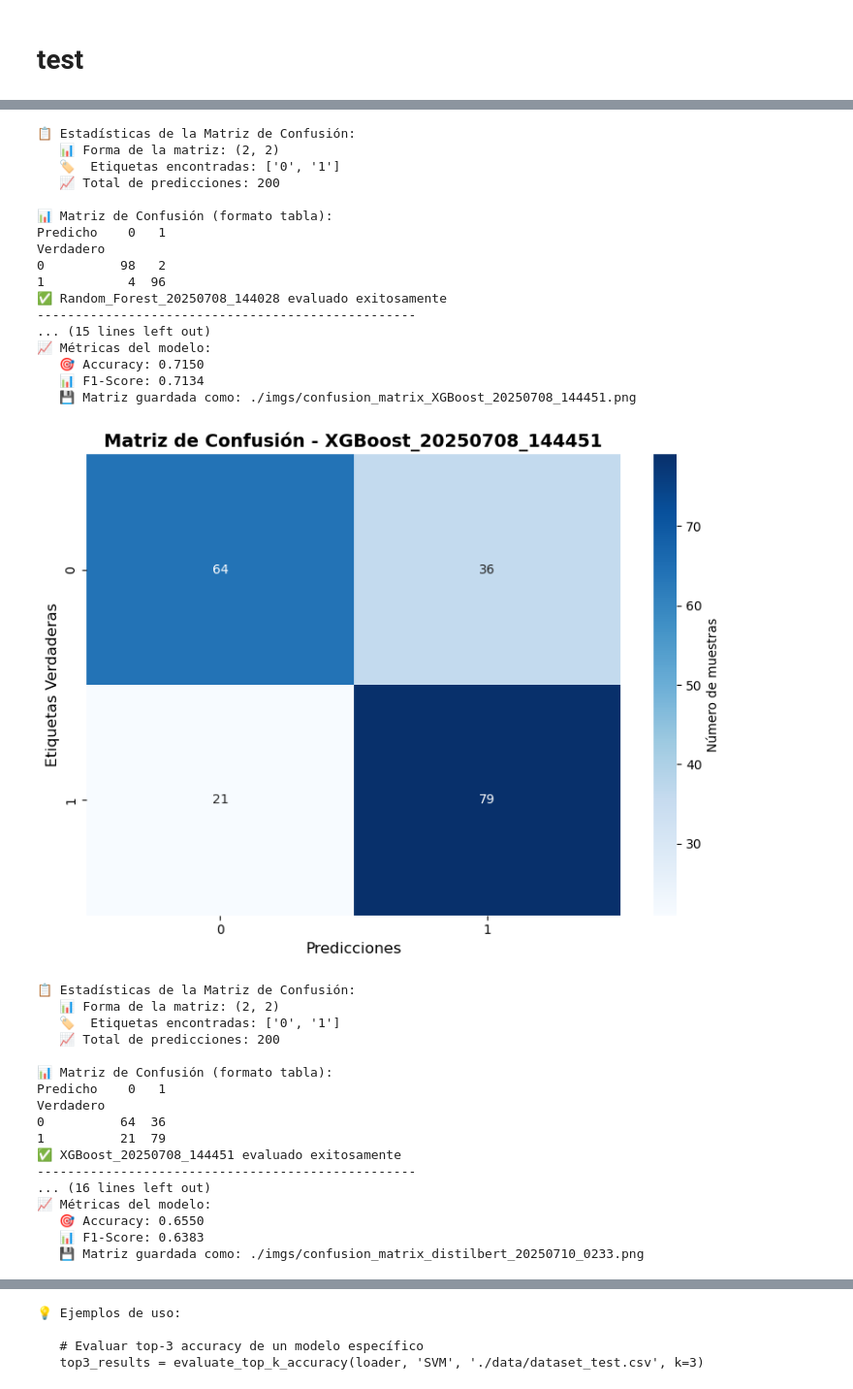
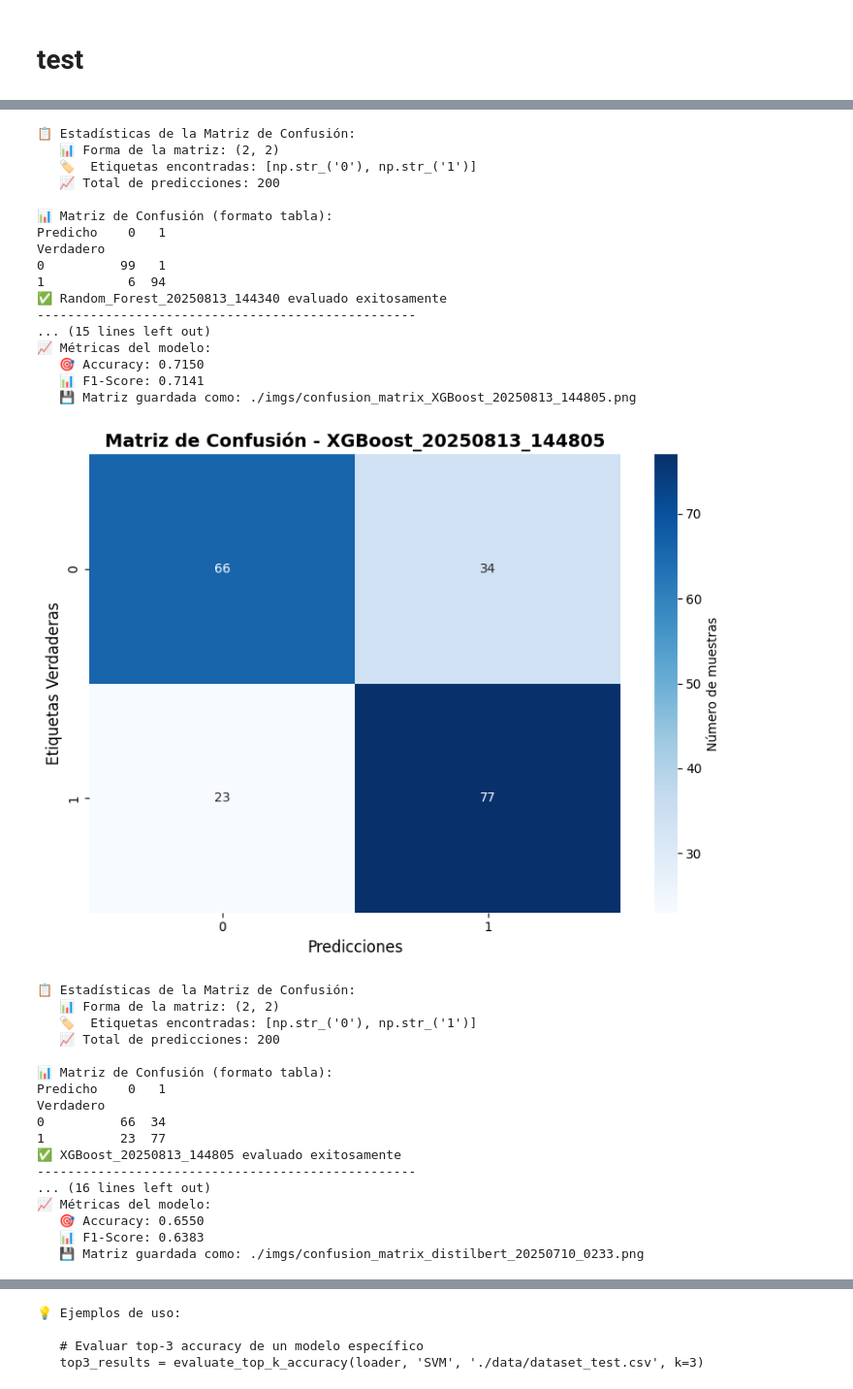
Before and after one commit to stevenaraujo98/patent_classification, a Jupyter notebook: supervised_new_data/5_use_model.ipynb, the cells around one changed output, grey strips where cells are left out. Shown: that part at 97% size. Drawn from its saved outputs; the diff is of its cells as text; code cells hidden in the pictures.

```diff
--- a/supervised_new_data/5_use_model.ipynb
+++ b/supervised_new_data/5_use_model.ipynb
@@ -327,7 +327,7 @@ def read_csv_dataset(file_path):
 print("🎯 SDG Classifier - Inferencia con Modelos Guardados")
 
 # Inicializar cargador de modelos
-loader = ModelLoader(models_trad_dir="./models/950000", models_trans_dir="./models/200000 transformer")
+loader = ModelLoader(models_trad_dir="./models/952002", models_trans_dir="./models/200000 transformer")
 
 # Listar modelos disponibles
 loader.list_available_models()
@@ -398,7 +398,7 @@ sample_texts = [
 ]
 
 # Nota: Reemplaza con el nombre real de tu modelo
-predictions, probs = predict_single_texts(loader, "Random_Forest_20250708_144028", sample_texts)
+predictions, probs = predict_single_texts(loader, "Random_Forest_20250813_144340", sample_texts)
 # predictions, probs = predict_single_texts(loader, "distilbert_10e_24b_0", sample_texts)
 # %% [output]
 \n============================================================
@@ -651,7 +651,7 @@ print("EJEMPLO 3: Matriz de Confusión y Comparación de Modelos")
 results = generate_confusion_matrix(
     model_loader=loader,
     # model_folder="bert_10e_24b",
-    model_folder="Random_Forest_20250708_144028",
+    model_folder="Random_Forest_20250813_144340",
     dataset_path='./dataset/dataset_test.csv',
     save_plot=True,
     figsize=(10, 8)
@@ -1037,7 +1037,7 @@ for model_name in loader.loaded_models:# loader no carga los modelos, sino es co
 # %%
 print("✅ Funciones creadas exitosamente!")
 print("\n📝 Funciones disponibles:")
-result = evaluate_all_models(model_loader=loader, dataset_path='./dataset/dataset_test.csv', models_trad_dir="./models/950000", models_trans_dir="./models/200000 transformer")
+result = evaluate_all_models(model_loader=loader, dataset_path='./dataset/dataset_test.csv', models_trad_dir="./models/952002", models_trans_dir="./models/200000 transformer")
 # %% [output]
 ✅ Funciones creadas exitosamente!
 
@@ -1096,32 +1096,32 @@ Verdadero
 📋 Estadísticas de la Matriz de Confusión:
    📊 Forma de la matriz: (2, 2)
-   🏷️  Etiquetas encontradas: ['0', '1']
+   🏷️  Etiquetas encontradas: [np.str_('0'), np.str_('1')]
    📈 Total de predicciones: 200
 
 📊 Matriz de Confusión (formato tabla):
 Predicho    0   1
 Verdadero
-0          98   2
-1           4  96
-✅ Random_Forest_20250708_144028 evaluado exitosamente
+0          99   1
+1           6  94
+✅ Random_Forest_20250813_144340 evaluado exitosamente
 --------------------------------------------------
 ... (15 lines left out)
 📈 Métricas del modelo:
    🎯 Accuracy: 0.7150
-   📊 F1-Score: 0.7134
-   💾 Matriz guardada como: ./imgs/confusion_matrix_XGBoost_20250708_144451.png
+   📊 F1-Score: 0.7141
+   💾 Matriz guardada como: ./imgs/confusion_matrix_XGBoost_20250813_144805.png
-[figure, old version]
+[figure, new version]
 📋 Estadísticas de la Matriz de Confusión:
    📊 Forma de la matriz: (2, 2)
-   🏷️  Etiquetas encontradas: ['0', '1']
+   🏷️  Etiquetas encontradas: [np.str_('0'), np.str_('1')]
    📈 Total de predicciones: 200
 
 📊 Matriz de Confusión (formato tabla):
 Predicho    0   1
 Verdadero
-0          64  36
-1          21  79
-✅ XGBoost_20250708_144451 evaluado exitosamente
+0          66  34
+1          23  77
+✅ XGBoost_20250813_144805 evaluado exitosamente
 --------------------------------------------------
 ... (16 lines left out)
 📈 Métricas del modelo:
```
Also changed, not shown: parts of 17 cells of this notebook, 38 other files.
